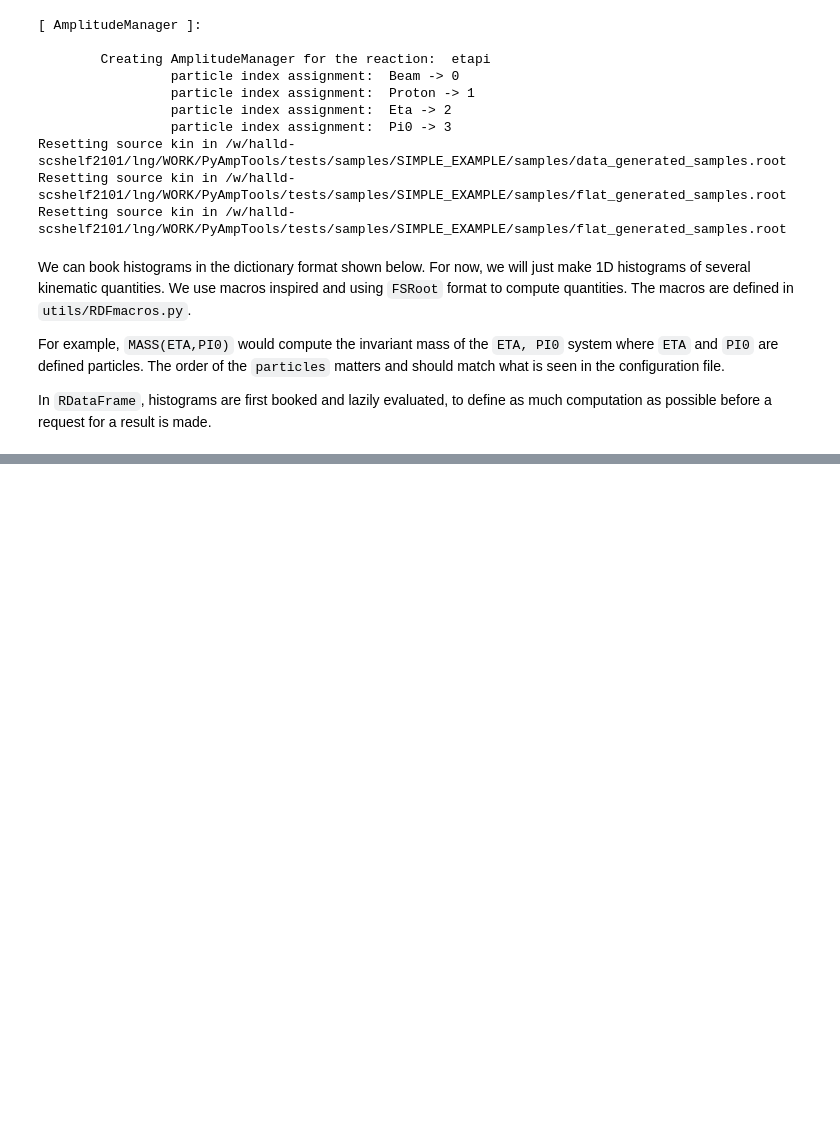
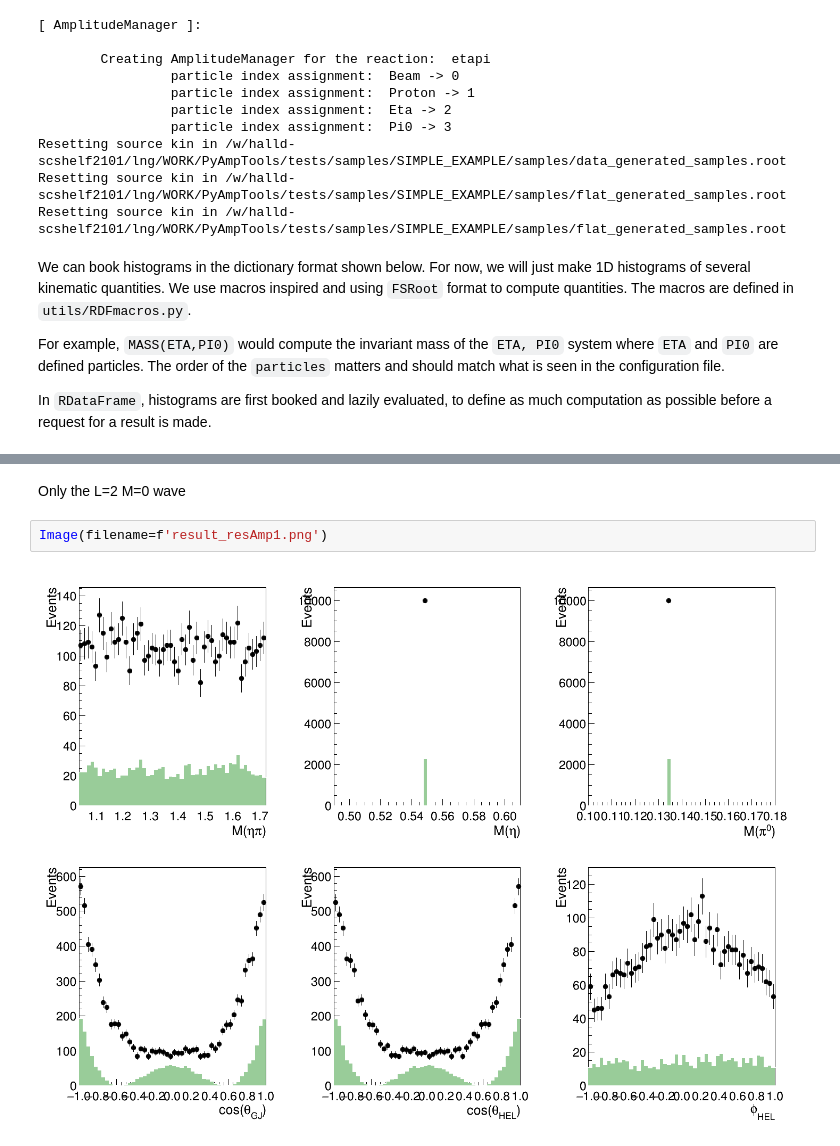
Before and after one commit to lan13005/PyAmpTools, a Jupyter notebook: docs/notebooks/plotgen.ipynb, the cells around one changed output, grey strips where cells are left out. Cells and saved outputs as stored; diff of their text form; blank space fills up the shorter version.

```diff
--- a/docs/notebooks/plotgen.ipynb
+++ b/docs/notebooks/plotgen.ipynb
@@ -133,0 +151,6 @@ images[0] # show first page
+# %% [markdown]
+Only the L=2 M=0 wave
+# %%
+Image(filename=f'result_resAmp1.png')
+# %% [output]
+[figure, added]
```
Also changed, not shown: parts of 16 cells of this notebook, 2 other files.
